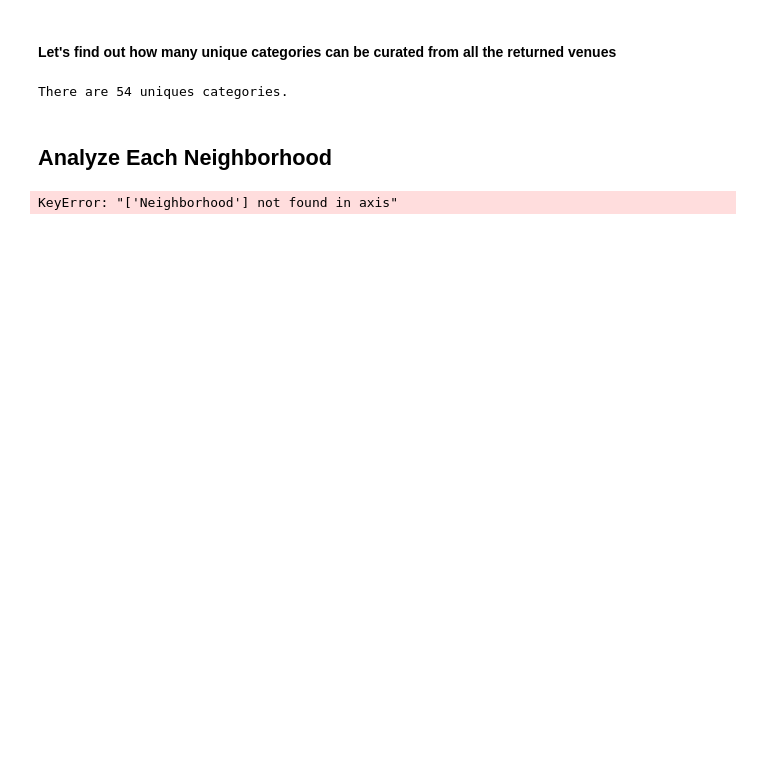
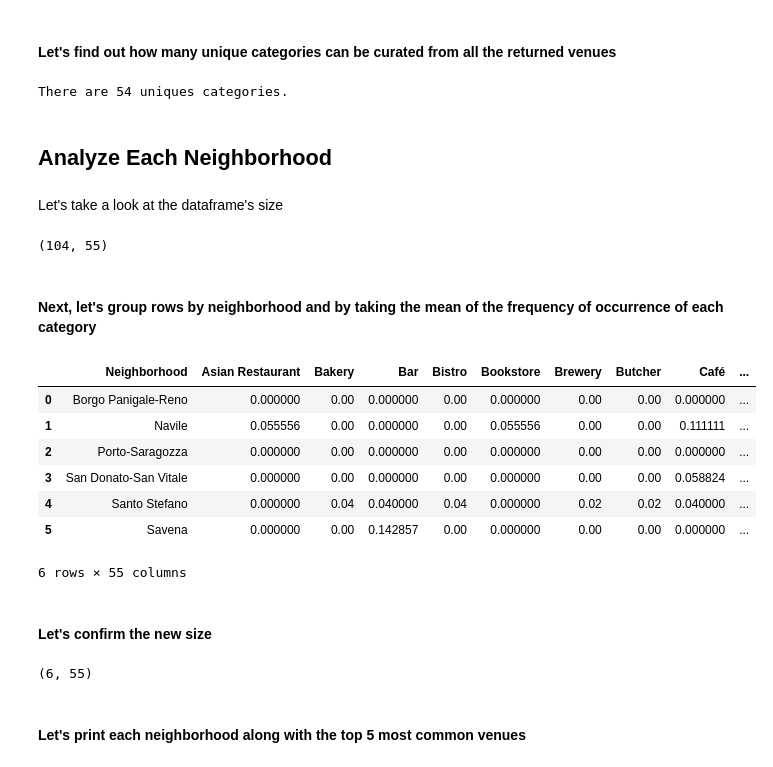
Before and after one commit to fabioantonini/Applied-Data-Science-Coursera-Capstone, a Jupyter notebook: Applied Data Science Capstone.ipynb, the cells around one changed output. Saved outputs shown, nothing was run; the diff lists cells and outputs as text; code cells hidden in the pictures; blank space fills up the shorter version.

```diff
--- a/Applied Data Science Capstone.ipynb
+++ b/Applied Data Science Capstone.ipynb
@@ -490,14 +490,36 @@ There are 54 uniques categories.
 bologna_onehot = pd.get_dummies(bologna_venues[['Venue Category']], prefix="", prefix_sep="")
 
 # get neighborhood column to a temporary dataframe
-neighborhood = bologna_venues['Neighborhood']
+bologna_onehot['Neighborhood'] = bologna_venues['Neighborhood']
 
-# drop the 'Neighborhood' column from the original dataframe
-bologna_onehot_rearraged = bologna_onehot.drop('Neighborhood', axis='columns')
-
-# insert the 'Neighborhood' column to the first column of the new dataframe
-bologna_onehot_rearraged.insert(0, 'Neighborhood', neighborhood)
-
-bologna_onehot_rearraged.head()
+# move neighborhood column to the first column
+fixed_columns = [bologna_onehot.columns[-1]] + list(bologna_onehot.columns[:-1])
+bologna_onehot = bologna_onehot[fixed_columns]
-# %% [output]
-KeyError: "['Neighborhood'] not found in axis"
+# %% [markdown]
+Let's take a look at the dataframe's size
+# %%
+bologna_onehot.shape
+# %% [output]
+(104, 55)
+# %% [markdown]
+#### Next, let's group rows by neighborhood and by taking the mean of the frequency of occurrence of each category
+# %%
+bologna_onehot_grouped = bologna_onehot.groupby('Neighborhood').mean().reset_index()
+bologna_onehot_grouped
+# %% [output]
+|  | Neighborhood | Asian Restaurant | Bakery | Bar | Bistro | Bookstore | Brewery | Butcher | Café | ... |
+| 0 | Borgo Panigale-Reno | 0.000000 | 0.00 | 0.000000 | 0.00 | 0.000000 | 0.00 | 0.00 | 0.000000 | ... |
+| 1 | Navile | 0.055556 | 0.00 | 0.000000 | 0.00 | 0.055556 | 0.00 | 0.00 | 0.111111 | ... |
+| 2 | Porto-Saragozza | 0.000000 | 0.00 | 0.000000 | 0.00 | 0.000000 | 0.00 | 0.00 | 0.000000 | ... |
+| 3 | San Donato-San Vitale | 0.000000 | 0.00 | 0.000000 | 0.00 | 0.000000 | 0.00 | 0.00 | 0.058824 | ... |
+| 4 | Santo Stefano | 0.000000 | 0.04 | 0.040000 | 0.04 | 0.000000 | 0.02 | 0.02 | 0.040000 | ... |
+| 5 | Savena | 0.000000 | 0.00 | 0.142857 | 0.00 | 0.000000 | 0.00 | 0.00 | 0.000000 | ... |
+6 rows × 55 columns
+# %% [markdown]
+#### Let's confirm the new size
+# %%
+bologna_onehot_grouped.shape
+# %% [output]
+(6, 55)
+# %% [markdown]
+#### Let's print each neighborhood along with the top 5 most common venues
```
Also changed, not shown: parts of 7 cells of this notebook.
